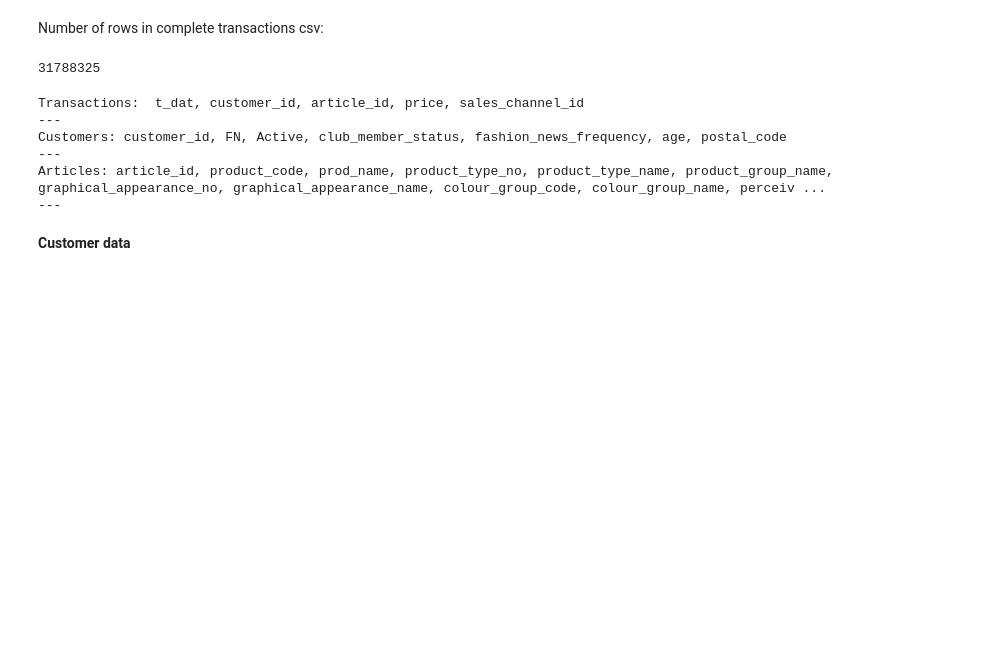
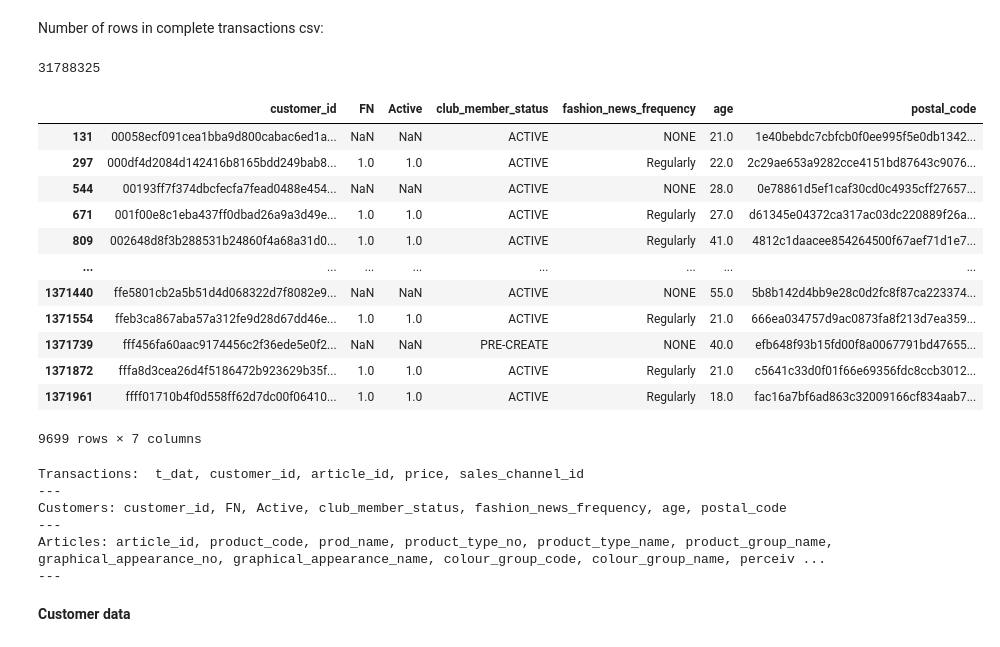
Before and after one commit to frederni/TMA4500-IndMat, a Jupyter notebook: explore_data.ipynb, the cells around one changed output. Saved outputs shown, nothing was run; the diff lists cells and outputs as text; code cells hidden in the pictures; blank space fills up the shorter version.

```diff
--- a/explore_data.ipynb
+++ b/explore_data.ipynb
@@ -118,6 +118,23 @@ newlines_in_csv("dataset/transactions_train.csv")
 transactions_full = pd.read_csv("dataset/transactions_train.csv")
 customers_full = pd.read_csv("dataset/customers.csv")
 articles_full = pd.read_csv("dataset/articles.csv")
+# %%
+## Let's have a lookie if some customers haven't bought anything...
+customers_full[~customers_full["customer_id"].isin(transactions_full["customer_id"])]
+# %% [output]
+|  | customer_id | FN | Active | club_member_status | fashion_news_frequency | age | postal_code |
+| 131 | 00058ecf091cea1bba9d800cabac6ed1a... | NaN | NaN | ACTIVE | NONE | 21.0 | 1e40bebdc7cbfcb0f0ee995f5e0db1342... |
+| 297 | 000df4d2084d142416b8165bdd249bab8... | 1.0 | 1.0 | ACTIVE | Regularly | 22.0 | 2c29ae653a9282cce4151bd87643c9076... |
+| 544 | 00193ff7f374dbcfecfa7fead0488e454... | NaN | NaN | ACTIVE | NONE | 28.0 | 0e78861d5ef1caf30cd0c4935cff27657... |
+| 671 | 001f00e8c1eba437ff0dbad26a9a3d49e... | 1.0 | 1.0 | ACTIVE | Regularly | 27.0 | d61345e04372ca317ac03dc220889f26a... |
+| 809 | 002648d8f3b288531b24860f4a68a31d0... | 1.0 | 1.0 | ACTIVE | Regularly | 41.0 | 4812c1daacee854264500f67aef71d1e7... |
+| ... | ... | ... | ... | ... | ... | ... | ... |
+| 1371440 | ffe5801cb2a5b51d4d068322d7f8082e9... | NaN | NaN | ACTIVE | NONE | 55.0 | 5b8b142d4bb9e28c0d2fc8f87ca223374... |
+| 1371554 | ffeb3ca867aba57a312fe9d28d67dd46e... | 1.0 | 1.0 | ACTIVE | Regularly | 21.0 | 666ea034757d9ac0873fa8f213d7ea359... |
+| 1371739 | fff456fa60aac9174456c2f36ede5e0f2... | NaN | NaN | PRE-CREATE | NONE | 40.0 | efb648f93b15fd00f8a0067791bd47655... |
+| 1371872 | fffa8d3cea26d4f5186472b923629b35f... | 1.0 | 1.0 | ACTIVE | Regularly | 21.0 | c5641c33d0f01f66e69356fdc8ccb3012... |
+| 1371961 | ffff01710b4f0d558ff62d7dc00f06410... | 1.0 | 1.0 | ACTIVE | Regularly | 18.0 | fac16a7bf6ad863c32009166cf834aab7... |
+9699 rows × 7 columns
 # %%
 # Column types
 print("Transactions: ", ", ".join(transactions_full.columns), end="\n---\n")
```
Also changed, not shown: parts of 1 cell of this notebook, 2 other files.
